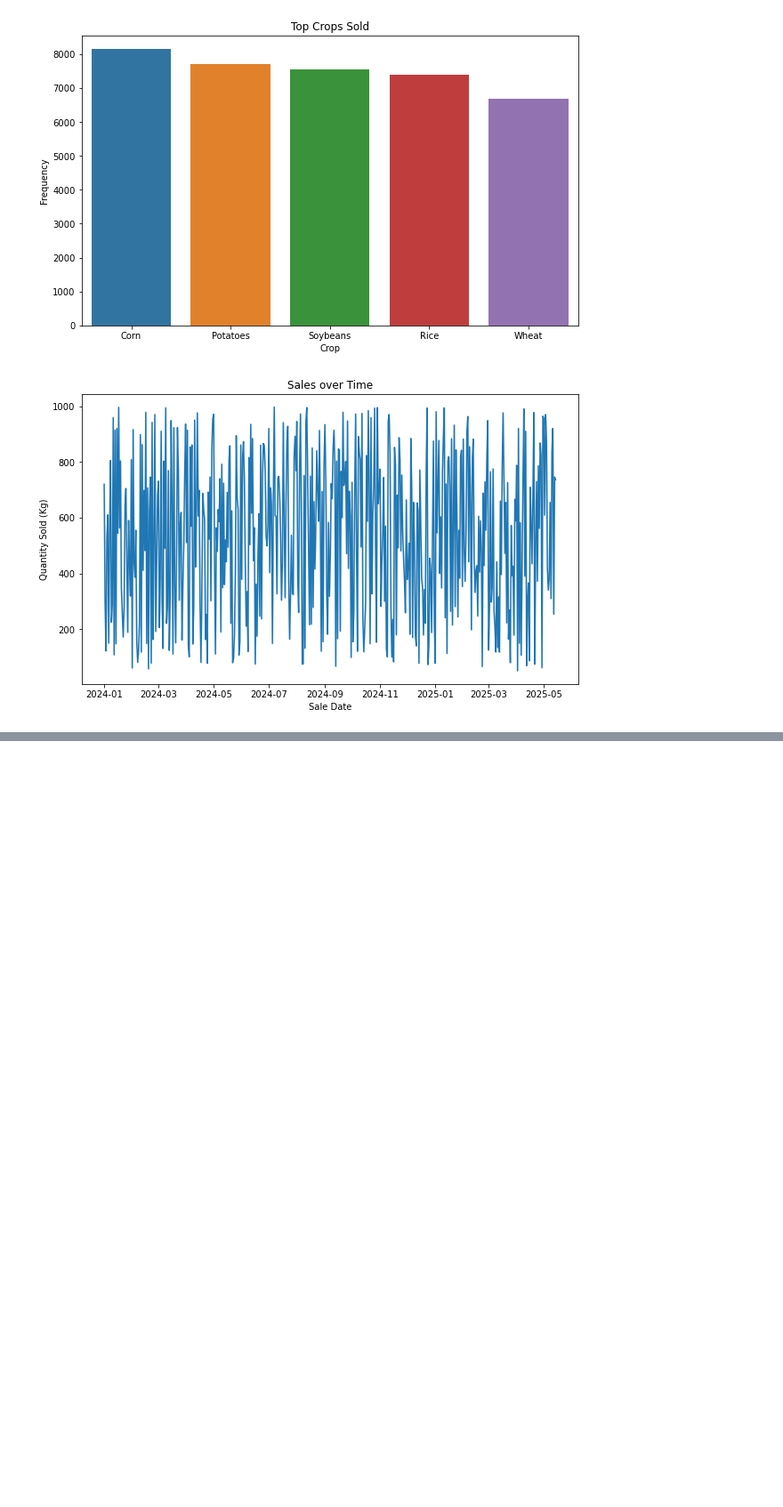
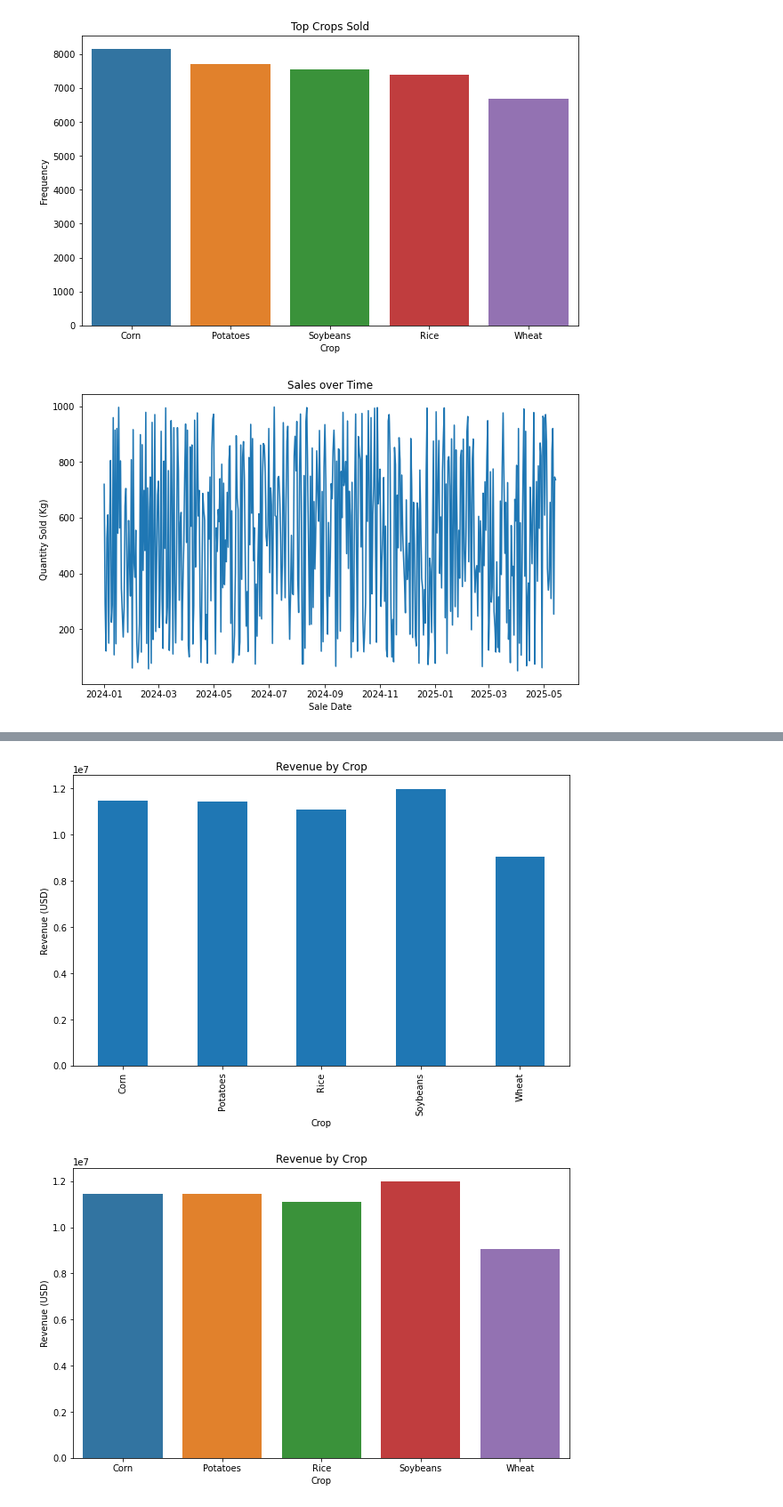
Before and after one commit to houseofjudah/AgroInsight, a Jupyter notebook: df.ipynb, the cells around one changed output, grey strips where cells are left out. Shown at 89% size. Saved outputs shown, nothing was run; the diff lists cells and outputs as text; code cells hidden in the pictures; blank space fills up the shorter version.

Commit message:
second data

```diff
--- a/df.ipynb
+++ b/df.ipynb
@@ -183,3 +183,15 @@ plt.ylabel('Quantity Sold (Kg)')
 plt.show()
 # %% [output]
 [figure]
+# %%
+# Calculate revenue by crop
+import pandas as pd
+df3 = pd.read_csv('concated_data.csv')
+revenue_by_crop = df3.groupby('Crop')['Price_per_Kg_USD'].sum() * df3.groupby('Crop')['Quantity_Sold_Kg'].sum()
+
+# Print the result
+print(revenue_by_crop)
+
+revenue_by_crop_region = df3.groupby(['Crop', 'Region'])['Price_per_Kg_USD'].sum() * df3.groupby(['Crop', 'Region'])['Quantity_Sold_Kg'].sum()
+
+print( revenue_by_crop_region)
@@ -185,0 +216,26 @@ plt.show()
+# %%
+import pandas as pd
+import matplotlib.pyplot as plt
+import seaborn as sns
+
+# Calculate revenue by crops
+revenue_by_crop = df3.groupby('Crop')['Quantity_Sold_Kg'].sum() * df3.groupby('Crop')['Price_per_Kg_USD'].mean()
+
+# Create a bar chart using Matplotlib
+plt.figure(figsize=(10, 6))
+revenue_by_crop.plot(kind='bar')
+plt.title('Revenue by Crop')
+plt.xlabel('Crop')
+plt.ylabel('Revenue (USD)')
+plt.show()
+
+# Create a bar chart using Seaborn
+plt.figure(figsize=(10, 6))
+sns.barplot(x=revenue_by_crop.index, y=revenue_by_crop.values)
+plt.title('Revenue by Crop')
+plt.xlabel('Crop')
+plt.ylabel('Revenue (USD)')
+plt.show()
+# %% [output]
+[figure, added]
+[figure, added]
```
Also changed, not shown: parts of 3 cells of this notebook.
